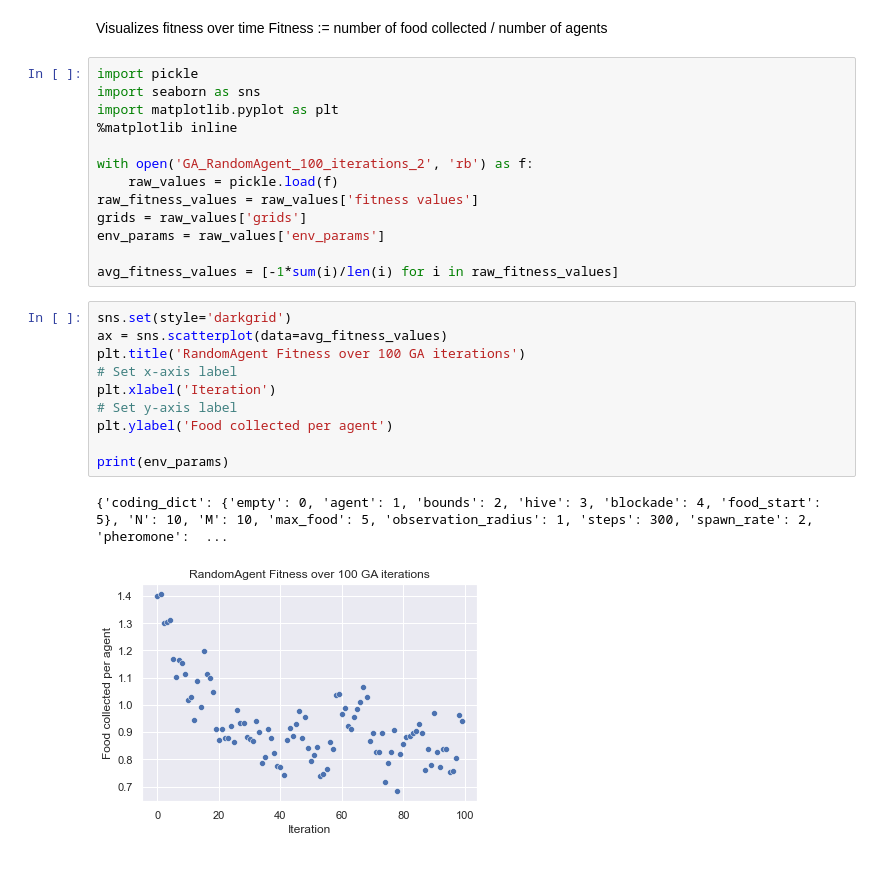
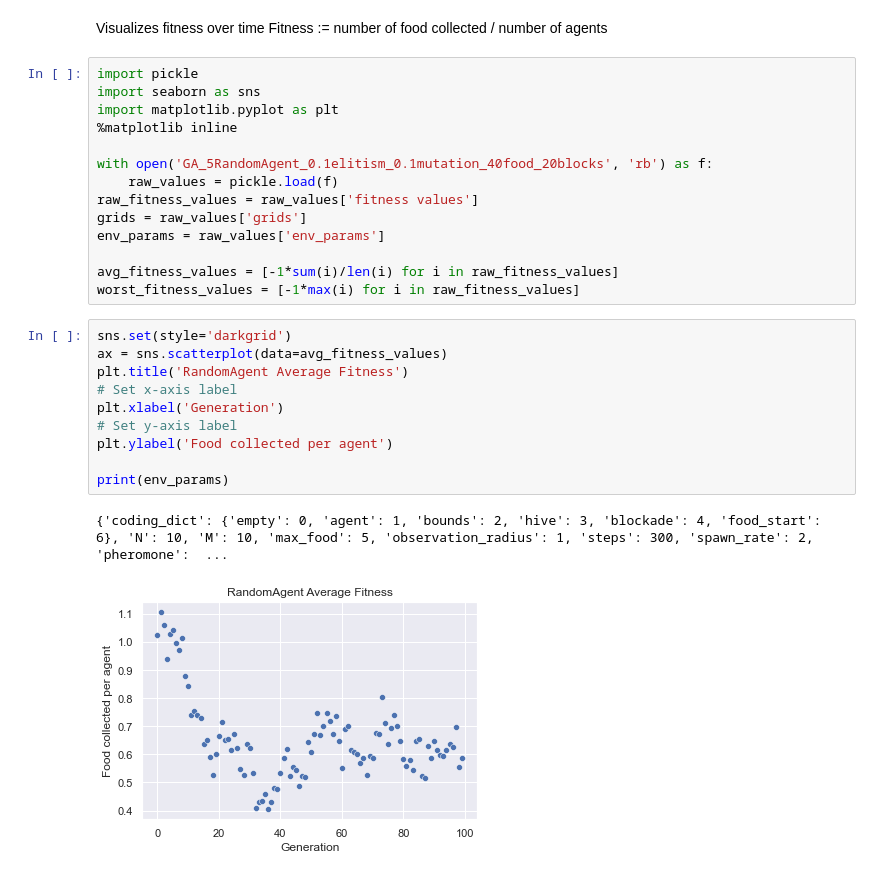
Before and after one commit to kavyakvk/adversarial-environment-generation, a Jupyter notebook: Pickled/pickle_processor.ipynb, the cells around one changed output. Cells and saved outputs as stored; diff of their text form.

```diff
--- a/Pickled/pickle_processor.ipynb
+++ b/Pickled/pickle_processor.ipynb
@@ -7,23 +7,24 @@ import seaborn as sns
 import matplotlib.pyplot as plt
 %matplotlib inline
 
-with open('GA_RandomAgent_100_iterations_2', 'rb') as f:
+with open('GA_5RandomAgent_0.1elitism_0.1mutation_40food_20blocks', 'rb') as f:
     raw_values = pickle.load(f)
 raw_fitness_values = raw_values['fitness values']
 grids = raw_values['grids']
 env_params = raw_values['env_params']
 
 avg_fitness_values = [-1*sum(i)/len(i) for i in raw_fitness_values]
+worst_fitness_values = [-1*max(i) for i in raw_fitness_values]
 # %%
 sns.set(style='darkgrid')
 ax = sns.scatterplot(data=avg_fitness_values)
-plt.title('RandomAgent Fitness over 100 GA iterations')
+plt.title('RandomAgent Average Fitness')
 # Set x-axis label
-plt.xlabel('Iteration')
+plt.xlabel('Generation')
 # Set y-axis label
 plt.ylabel('Food collected per agent')
 
 print(env_params)
 # %% [output]
-{'coding_dict': {'empty': 0, 'agent': 1, 'bounds': 2, 'hive': 3, 'blockade': 4, 'food_start': 5}, 'N': 10, 'M': 10, 'max_food': 5, 'observation_radius': 1, 'steps': 300, 'spawn_rate': 2, 'pheromone':  ...
+{'coding_dict': {'empty': 0, 'agent': 1, 'bounds': 2, 'hive': 3, 'blockade': 4, 'food_start': 6}, 'N': 10, 'M': 10, 'max_food': 5, 'observation_radius': 1, 'steps': 300, 'spawn_rate': 2, 'pheromone':  ...
-[figure, old version]
+[figure, new version]
```
Also changed, not shown: parts of 1 cell of this notebook, 5 other files.
